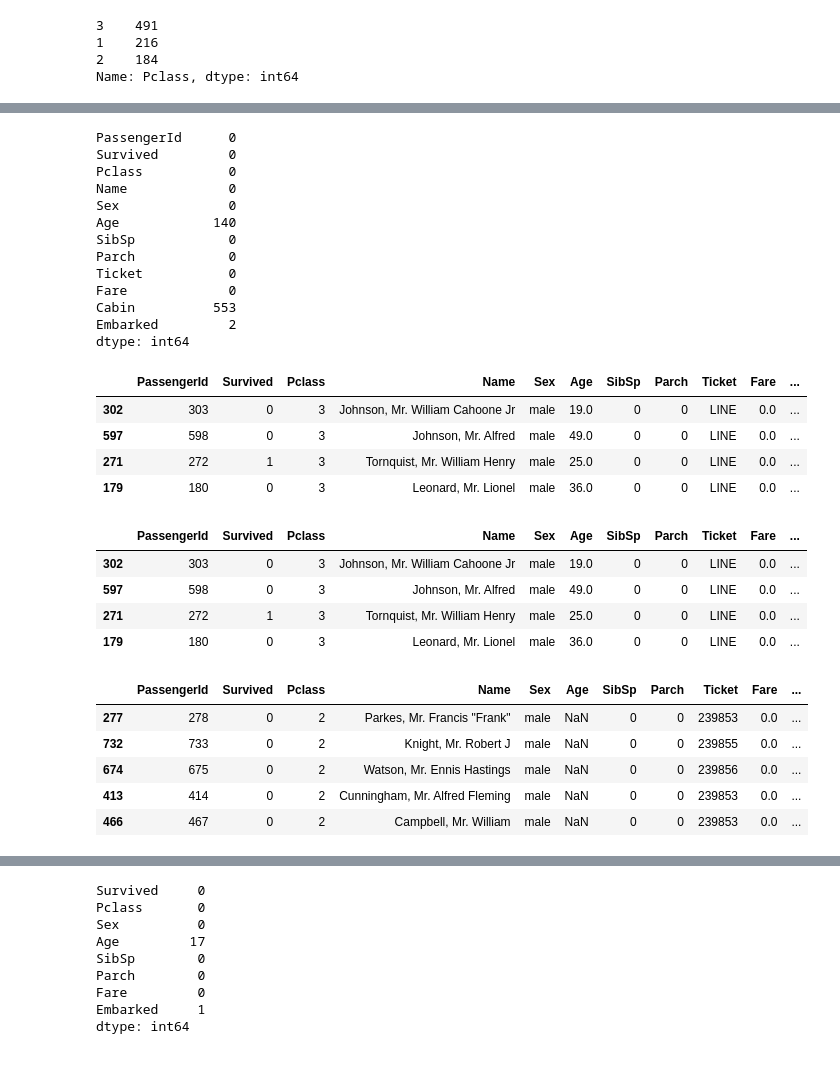
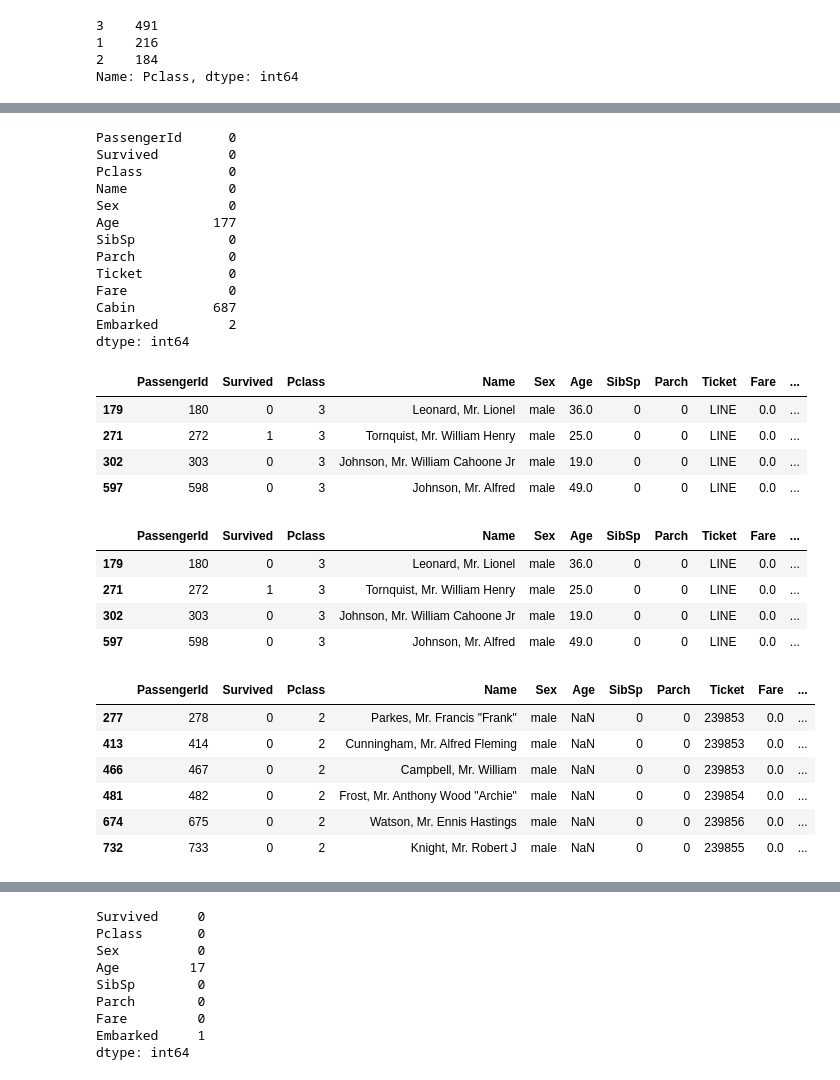
Before and after one commit to SugarfreeTX/kaggle, a Jupyter notebook: titanic.ipynb, the cells around one changed output, grey strips where cells are left out. Cells and saved outputs as stored; diff of their text form; code cells hidden in the pictures.

```diff
--- a/titanic.ipynb
+++ b/titanic.ipynb
@@ -152,42 +184,45 @@ I can't fill the NaN with Deck since there is a Fare associated with the Cabin.
 # %%
-train.isnull().sum()
+train_data.isnull().sum()
 # %% [output]
 PassengerId      0
 Survived         0
 Pclass           0
 Name             0
 Sex              0
-Age            140
+Age            177
 SibSp            0
 Parch            0
 Ticket           0
 Fare             0
-Cabin          553
+Cabin          687
 Embarked         2
 dtype: int64
 # %%
-fare = train[train['Fare']==0.0]
+# These are Deck passengers
+
+fare = train_data[train_data['Fare']==0.0]
 fare[fare['Pclass']==3]
 # %% [output]
 |  | PassengerId | Survived | Pclass | Name | Sex | Age | SibSp | Parch | Ticket | Fare | ... |
+| 179 | 180 | 0 | 3 | Leonard, Mr. Lionel | male | 36.0 | 0 | 0 | LINE | 0.0 | ... |
+| 271 | 272 | 1 | 3 | Tornquist, Mr. William Henry | male | 25.0 | 0 | 0 | LINE | 0.0 | ... |
 | 302 | 303 | 0 | 3 | Johnson, Mr. William Cahoone Jr | male | 19.0 | 0 | 0 | LINE | 0.0 | ... |
 | 597 | 598 | 0 | 3 | Johnson, Mr. Alfred | male | 49.0 | 0 | 0 | LINE | 0.0 | ... |
-| 271 | 272 | 1 | 3 | Tornquist, Mr. William Henry | male | 25.0 | 0 | 0 | LINE | 0.0 | ... |
-| 179 | 180 | 0 | 3 | Leonard, Mr. Lionel | male | 36.0 | 0 | 0 | LINE | 0.0 | ... |
 # %%
-train[train['Ticket']=='LINE']
+train_data[train_data['Ticket']=='LINE']
 # %% [output]
 |  | PassengerId | Survived | Pclass | Name | Sex | Age | SibSp | Parch | Ticket | Fare | ... |
+| 179 | 180 | 0 | 3 | Leonard, Mr. Lionel | male | 36.0 | 0 | 0 | LINE | 0.0 | ... |
+| 271 | 272 | 1 | 3 | Tornquist, Mr. William Henry | male | 25.0 | 0 | 0 | LINE | 0.0 | ... |
 | 302 | 303 | 0 | 3 | Johnson, Mr. William Cahoone Jr | male | 19.0 | 0 | 0 | LINE | 0.0 | ... |
 | 597 | 598 | 0 | 3 | Johnson, Mr. Alfred | male | 49.0 | 0 | 0 | LINE | 0.0 | ... |
-| 271 | 272 | 1 | 3 | Tornquist, Mr. William Henry | male | 25.0 | 0 | 0 | LINE | 0.0 | ... |
-| 179 | 180 | 0 | 3 | Leonard, Mr. Lionel | male | 36.0 | 0 | 0 | LINE | 0.0 | ... |
 # %%
 fare[fare['Pclass']==2]
 # %% [output]
 |  | PassengerId | Survived | Pclass | Name | Sex | Age | SibSp | Parch | Ticket | Fare | ... |
 | 277 | 278 | 0 | 2 | Parkes, Mr. Francis "Frank" | male | NaN | 0 | 0 | 239853 | 0.0 | ... |
-| 732 | 733 | 0 | 2 | Knight, Mr. Robert J | male | NaN | 0 | 0 | 239855 | 0.0 | ... |
-| 674 | 675 | 0 | 2 | Watson, Mr. Ennis Hastings | male | NaN | 0 | 0 | 239856 | 0.0 | ... |
 | 413 | 414 | 0 | 2 | Cunningham, Mr. Alfred Fleming | male | NaN | 0 | 0 | 239853 | 0.0 | ... |
 | 466 | 467 | 0 | 2 | Campbell, Mr. William | male | NaN | 0 | 0 | 239853 | 0.0 | ... |
+| 481 | 482 | 0 | 2 | Frost, Mr. Anthony Wood "Archie" | male | NaN | 0 | 0 | 239854 | 0.0 | ... |
+| 674 | 675 | 0 | 2 | Watson, Mr. Ennis Hastings | male | NaN | 0 | 0 | 239856 | 0.0 | ... |
+| 732 | 733 | 0 | 2 | Knight, Mr. Robert J | male | NaN | 0 | 0 | 239855 | 0.0 | ... |
```
Also changed, not shown: parts of 130 cells of this notebook.
